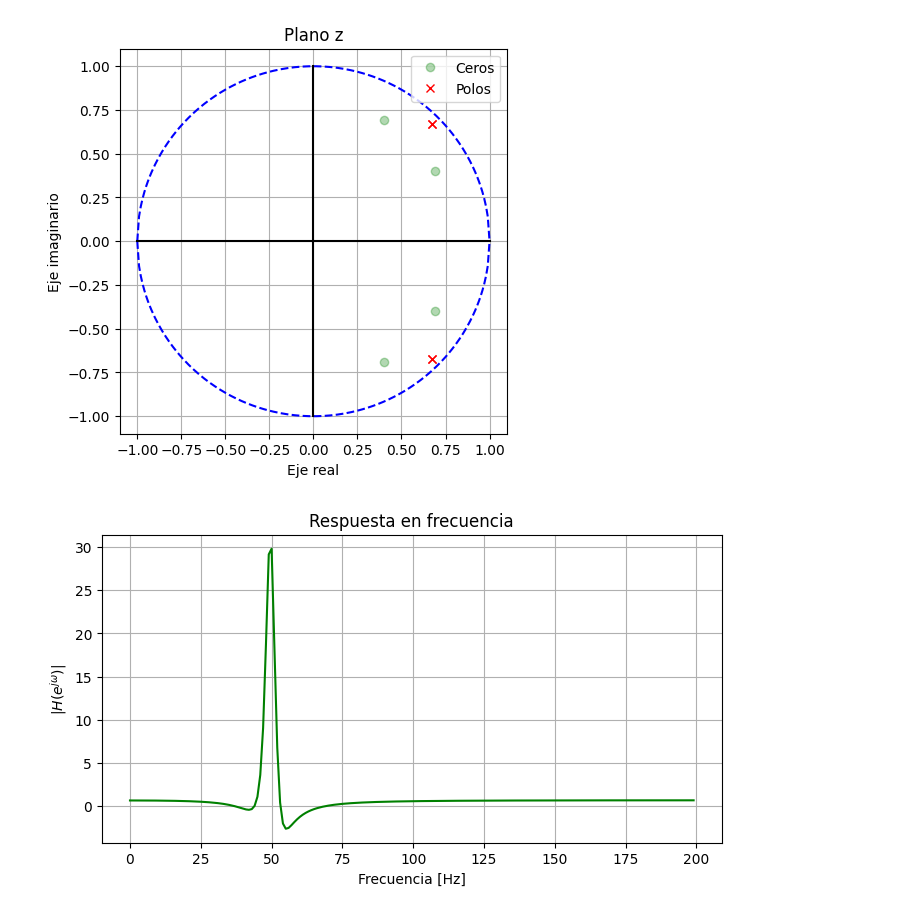
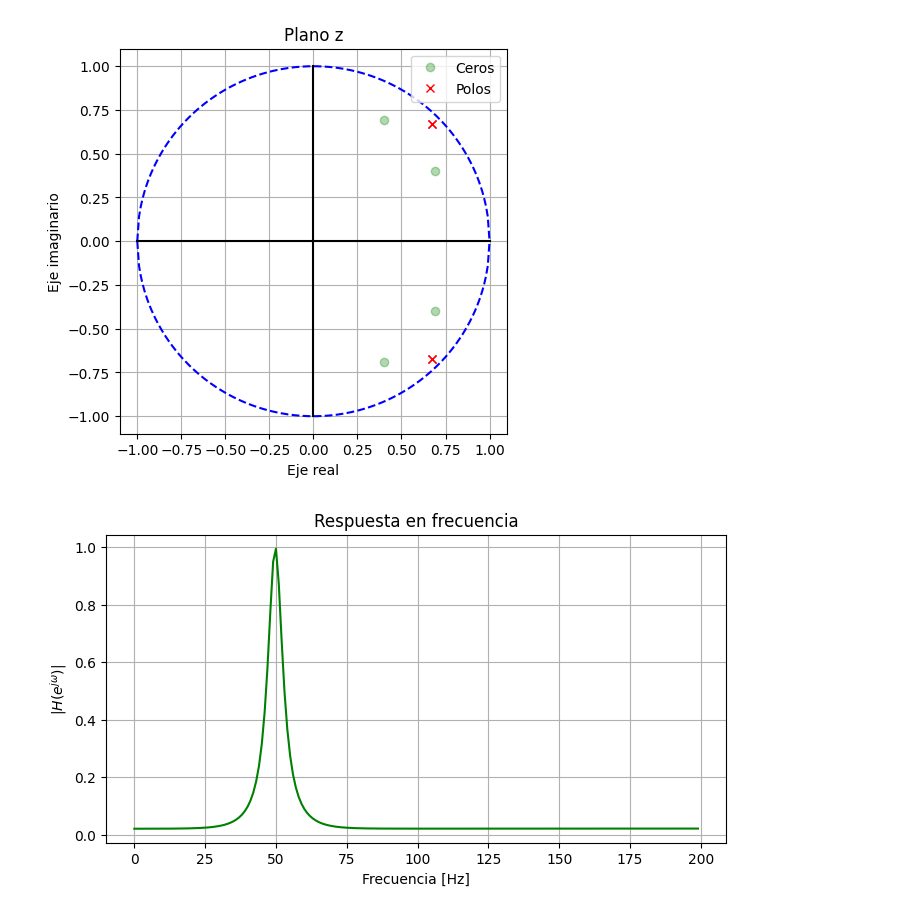
Before and after one commit to DayubMateo/PDS_2026_IIA, a Jupyter notebook: unidad_3-4 Filtros IIR Fir/PDS_TP_1.ipynb, the cells around one changed output. Saved outputs shown, nothing was run; the diff lists cells and outputs as text; code cells hidden in the pictures.

```diff
--- a/unidad_3-4 Filtros IIR Fir/PDS_TP_1.ipynb
+++ b/unidad_3-4 Filtros IIR Fir/PDS_TP_1.ipynb
@@ -7,6 +7,8 @@ import scipy.signal as signal
 # %% [markdown]
 ![image.png](attachment:image.png)
 # %%
+frecM = 200
+
 # Definimos Radios
 r_1 = .95
 r_2 = .8
@@ -59,28 +60,33 @@ graficar_plano_z(ceros, polos)
 # %% [output]
 [figure]
 # %%
-def obtener_H(ceros, polos):
+def obtener_H(ceros, polos, frecM, omega_0 = None):
+    # omega_0 representa la frecuencia (ángulo) donde
+    # estén los polos más importantes
+
     numerador = np.poly(ceros)
     denominador = np.poly(polos)
-    dom = np.linspace(0, np.pi, 200)
+    dom = np.linspace(0, np.pi, frecM)
     dom_cx = np.exp(1j * dom)
     H_tr = np.polyval(numerador, dom_cx) / np.polyval(denominador, dom_cx)
-    angulo = np.arctan(polos[0].imag/polos[0].real)
-    # Normalizar a 1
-    #k = np.polyval(numerador,np.exp(1j * angulo))/np.polyval(denominador,np.exp(1j * angulo))
+
+    if omega_0 != None:
+        z0 = np.exp(1j * omega_0)
+        k = np.abs(np.polyval(numerador, z0) / np.polyval(denominador, z0))
+        H_tr = H_tr / k
 
     return H_tr
 
-H_tr = obtener_H(ceros, polos)
+H_tr = obtener_H(ceros, polos, frecM, np.pi/4)
 plt.figure(figsize=(8,4))
 plt.title("Respuesta en frecuencia")
-plt.plot(H_tr, c='green')
+plt.plot(np.abs(H_tr), c='green')
 plt.xlabel("Frecuencia [Hz]")
 plt.ylabel("$|H(e^{j\\omega})|$")
 plt.grid()
 plt.show()
 # %% [output]
-[figure, old version]
+[figure, new version]
 # %%
 # Probemos diferentes radios
 # Definimos Radios
```
Also changed, not shown: parts of 6 cells of this notebook.
